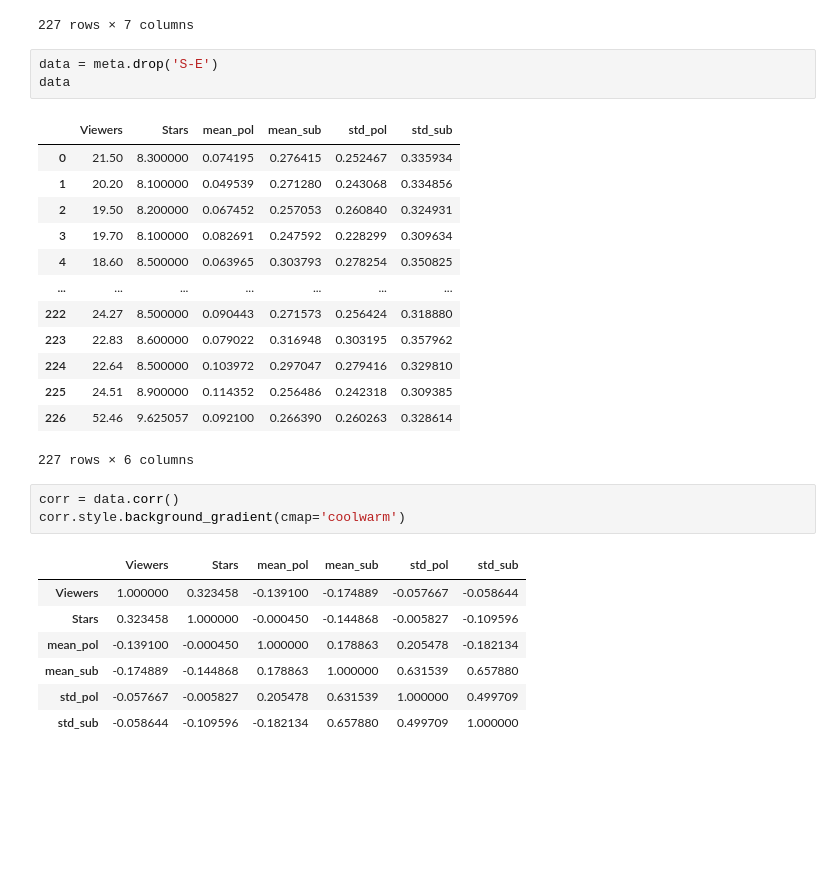
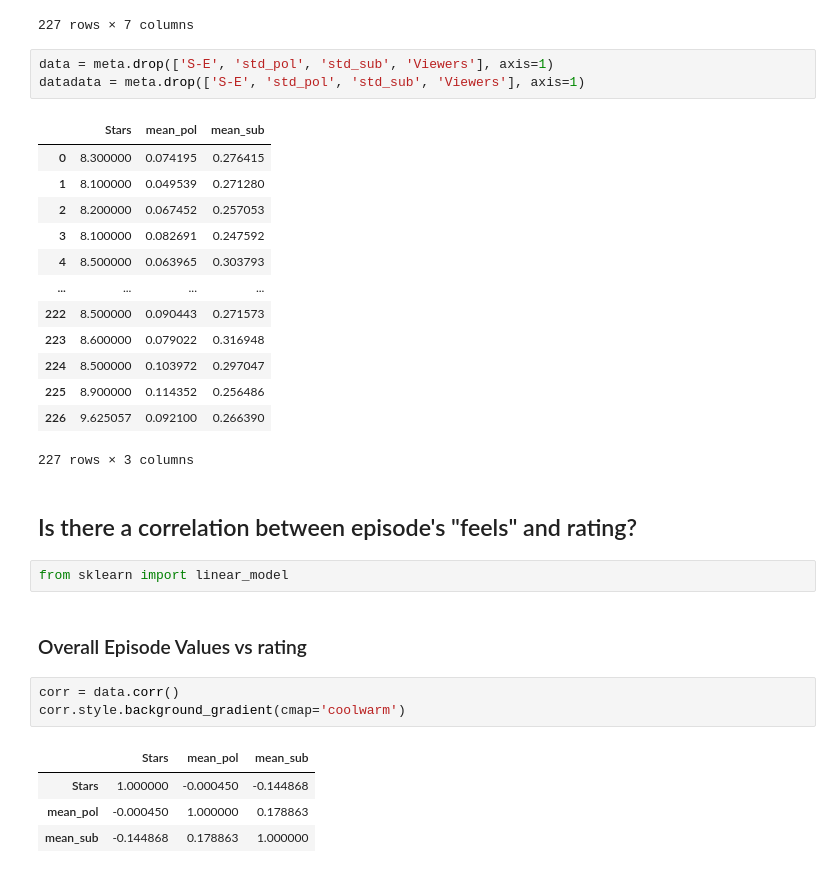
Before and after one commit to Naimish240/FRIENDS_Analysis, a Jupyter notebook: analysis.ipynb, the cells around one changed output. Drawn from its saved outputs; the diff is of its cells as text; blank space fills up the shorter version.

```diff
--- a/analysis.ipynb
+++ b/analysis.ipynb
@@ -122,30 +123,33 @@ meta
 | 226 | 10-17 | 52.46 | 9.625057 | 0.092100 | 0.266390 | 0.260263 | 0.328614 |
 227 rows × 7 columns
 # %%
-data = meta.drop('S-E')
-data
+data = meta.drop(['S-E', 'std_pol', 'std_sub', 'Viewers'], axis=1)
+datadata = meta.drop(['S-E', 'std_pol', 'std_sub', 'Viewers'], axis=1)
 # %% [output]
-|  | Viewers | Stars | mean_pol | mean_sub | std_pol | std_sub |
-| 0 | 21.50 | 8.300000 | 0.074195 | 0.276415 | 0.252467 | 0.335934 |
-| 1 | 20.20 | 8.100000 | 0.049539 | 0.271280 | 0.243068 | 0.334856 |
-| 2 | 19.50 | 8.200000 | 0.067452 | 0.257053 | 0.260840 | 0.324931 |
-| 3 | 19.70 | 8.100000 | 0.082691 | 0.247592 | 0.228299 | 0.309634 |
-| 4 | 18.60 | 8.500000 | 0.063965 | 0.303793 | 0.278254 | 0.350825 |
-| ... | ... | ... | ... | ... | ... | ... |
-| 222 | 24.27 | 8.500000 | 0.090443 | 0.271573 | 0.256424 | 0.318880 |
-| 223 | 22.83 | 8.600000 | 0.079022 | 0.316948 | 0.303195 | 0.357962 |
-| 224 | 22.64 | 8.500000 | 0.103972 | 0.297047 | 0.279416 | 0.329810 |
-| 225 | 24.51 | 8.900000 | 0.114352 | 0.256486 | 0.242318 | 0.309385 |
-| 226 | 52.46 | 9.625057 | 0.092100 | 0.266390 | 0.260263 | 0.328614 |
+|  | Stars | mean_pol | mean_sub |
+| 0 | 8.300000 | 0.074195 | 0.276415 |
+| 1 | 8.100000 | 0.049539 | 0.271280 |
+| 2 | 8.200000 | 0.067452 | 0.257053 |
+| 3 | 8.100000 | 0.082691 | 0.247592 |
+| 4 | 8.500000 | 0.063965 | 0.303793 |
+| ... | ... | ... | ... |
+| 222 | 8.500000 | 0.090443 | 0.271573 |
+| 223 | 8.600000 | 0.079022 | 0.316948 |
+| 224 | 8.500000 | 0.103972 | 0.297047 |
+| 225 | 8.900000 | 0.114352 | 0.256486 |
+| 226 | 9.625057 | 0.092100 | 0.266390 |
-227 rows × 6 columns
+227 rows × 3 columns
+# %% [markdown]
+## Is there a correlation between episode's "feels" and rating?
+# %%
+from sklearn import linear_model
+# %% [markdown]
+### Overall Episode Values vs rating
 # %%
 corr = data.corr()
 corr.style.background_gradient(cmap='coolwarm')
 # %% [output]
-|  | Viewers | Stars | mean_pol | mean_sub | std_pol | std_sub |
-| Viewers | 1.000000 | 0.323458 | -0.139100 | -0.174889 | -0.057667 | -0.058644 |
-| Stars | 0.323458 | 1.000000 | -0.000450 | -0.144868 | -0.005827 | -0.109596 |
-| mean_pol | -0.139100 | -0.000450 | 1.000000 | 0.178863 | 0.205478 | -0.182134 |
-| mean_sub | -0.174889 | -0.144868 | 0.178863 | 1.000000 | 0.631539 | 0.657880 |
-| std_pol | -0.057667 | -0.005827 | 0.205478 | 0.631539 | 1.000000 | 0.499709 |
-| std_sub | -0.058644 | -0.109596 | -0.182134 | 0.657880 | 0.499709 | 1.000000 |
+|  | Stars | mean_pol | mean_sub |
+| Stars | 1.000000 | -0.000450 | -0.144868 |
+| mean_pol | -0.000450 | 1.000000 | 0.178863 |
+| mean_sub | -0.144868 | 0.178863 | 1.000000 |
```
Also changed, not shown: parts of 21 cells of this notebook, 2 other files.
